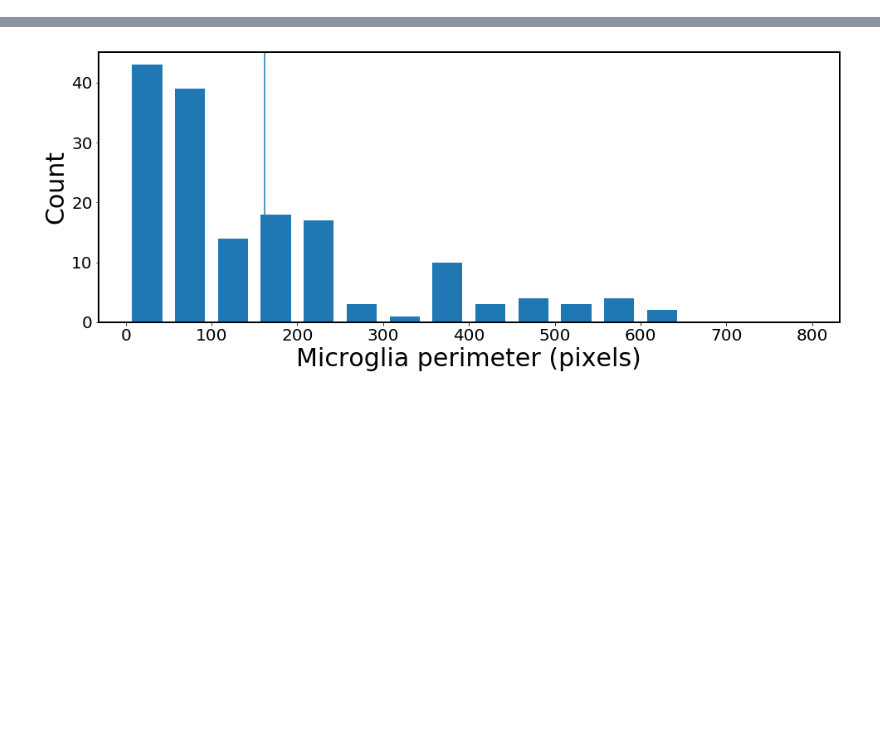
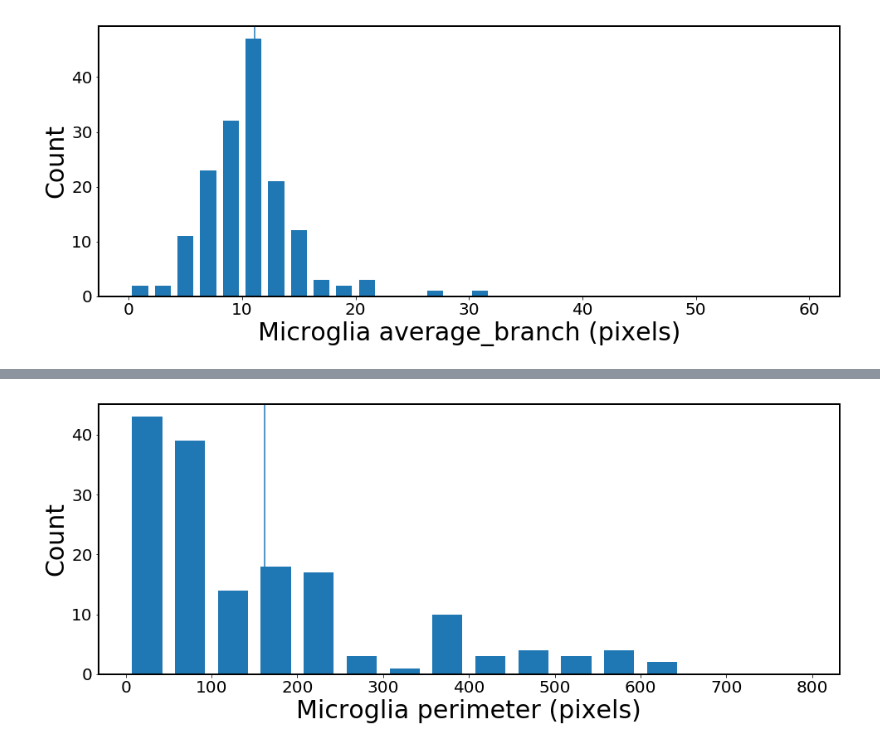
Before and after one commit to dash2927/diff_register, a Jupyter notebook: notebooks/04_20_18_visualization_features.ipynb, the cells around one changed output, grey strips where cells are left out. Cells and saved outputs as stored; diff of their text form; code cells hidden in the pictures; blank space fills up the shorter version.

```diff
--- a/notebooks/04_20_18_visualization_features.ipynb
+++ b/notebooks/04_20_18_visualization_features.ipynb
@@ -120,0 +147,4 @@ def features_hist(features, feature, bin_size=100, bin_range=5000):
+# %%
+features_hist(features, 'average_branch', bin_size=2, bin_range=60)
+# %% [output]
+[figure, added]
```
Also changed, not shown: parts of 8 cells of this notebook, 1 other file.
